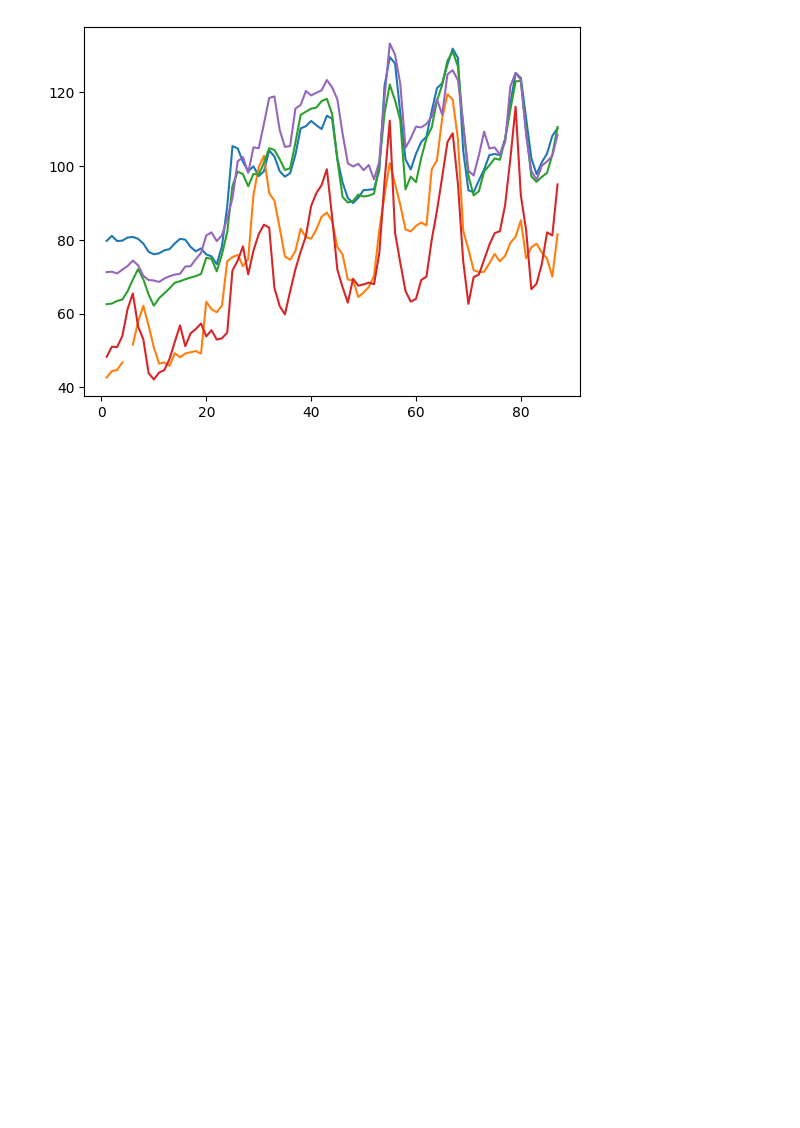
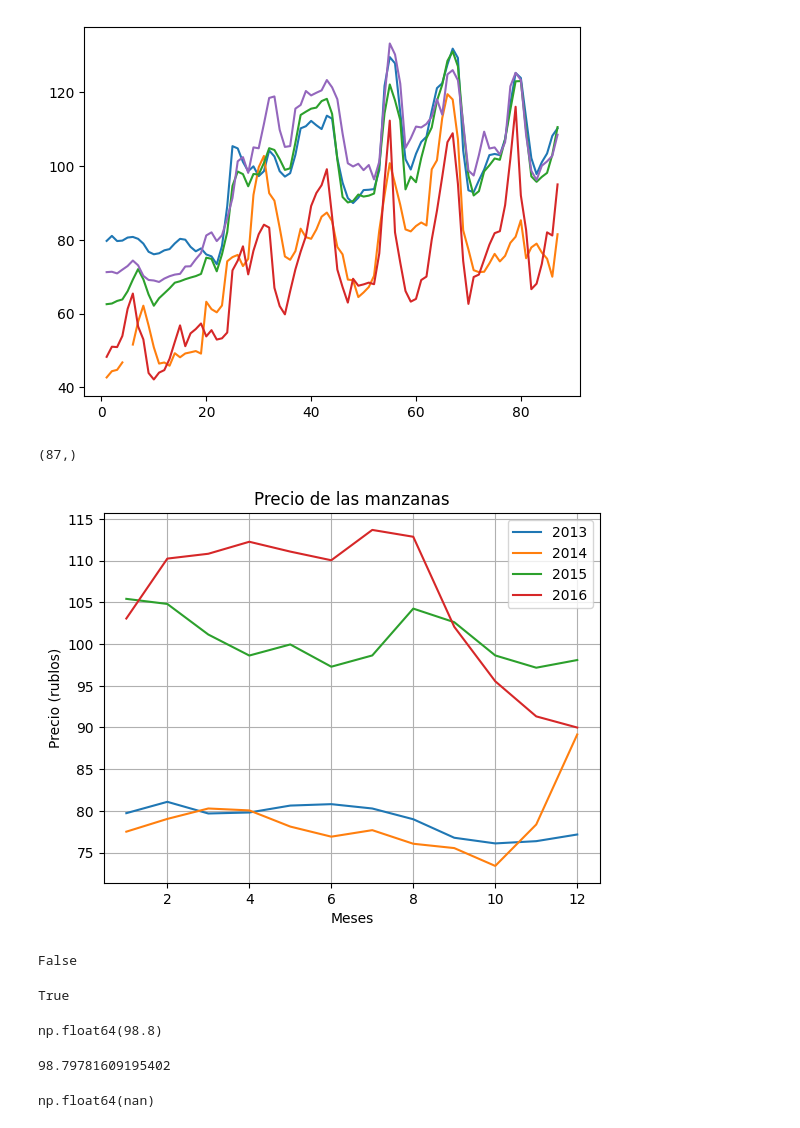
Before and after one commit to DanielRaiicHu/numPy, a Jupyter notebook: numPy.ipynb, the cells around one changed output. Cells and saved outputs as stored; diff of their text form; code cells hidden in the pictures; blank space fills up the shorter version.

```diff
--- a/numPy.ipynb
+++ b/numPy.ipynb
@@ -341,3 +341,54 @@ plt.plot(fechas, precios[:])
  <matplotlib.lines.Line2D at 0x...>,
  <matplotlib.lines.Line2D at 0x...>]
 [figure]
+# %%
+Moscu.shape
+# %% [output]
+(87,)
+# %%
+# separamos el array de todos las ventas de todos los meses, pro ahora separadas por 12 meses cada una
+# o sea, separada por años
+
+moscu_1 = Moscu[0:12]  # primer año > recordar, primer vector es inclusivo [0], segundo vector es no inclusivo [12]
+moscu_2 = Moscu[12:24] # segundo año
+moscu_3 = Moscu[24:36] # tercer año
+moscu_4 = Moscu[36:48] # cuarto año
+# %%
+# genera un array con los valores correspondientes al periodo del año correspondiente
+plt.plot(np.arange(1,13,1),moscu_1)
+plt.plot(np.arange(1,13,1),moscu_2)
+plt.plot(np.arange(1,13,1),moscu_3)
+plt.plot(np.arange(1,13,1),moscu_4)
+# genera una leyenda correspondiente para cada año
+plt.title("Precio de las manzanas") # Establece el título del gráfico.
+plt.xlabel("Meses") # Etiqueta el eje x (horizontal) del gráfico.
+plt.ylabel("Precio (rublos)") #E tiqueta el eje y (vertical) del gráfico.
+plt.legend(['2013','2014','2015','2016']) # Muestra la leyenda del gráfico para identificar las series de datos.
+plt.grid() # Muestra una cuadrícula en el gráfico para facilitar la lectura.
+plt.show() # Muestra el gráfico en pantalla.
+# %% [output]
+[figure, added]
+# %%
+# Verifica si dos arrays son idénticos.
+np.array_equal(moscu_1,moscu_2)
+# %% [output]
+False
+# %%
+# Verifica si dos arrays son similares dentro de una tolerancia.
+np.allclose(moscu_1,moscu_3, 0.4)
+# %% [output]
+True
+# %%
+# calcula el promedio (media aritmética) de los valores en un array,
+# sumando todos los elementos y dividiéndolos por la cantidad de elementos.
+round(np.mean(Moscu),2) #redondeado
+# %% [output]
+np.float64(98.8)
+# %%
+float(np.mean(Moscu)) # lo mismo anterior, pero para que no aparezcan datos de mas
+# %% [output]
+98.79781609195402
+# %%
+np.mean(Kaliningrado)
+# %% [output]
+np.float64(nan)
```
Also changed, not shown: parts of 1 cell of this notebook.
